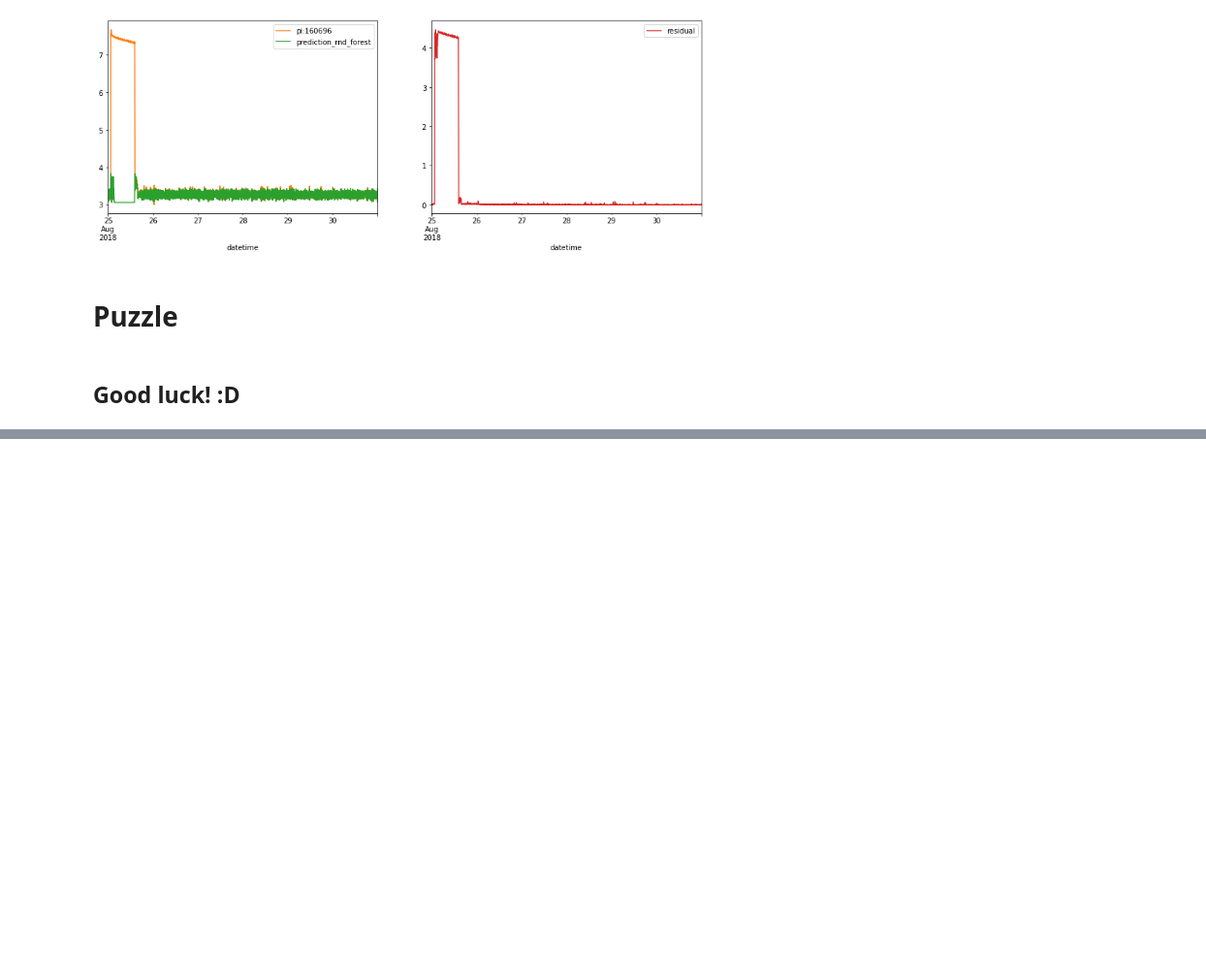
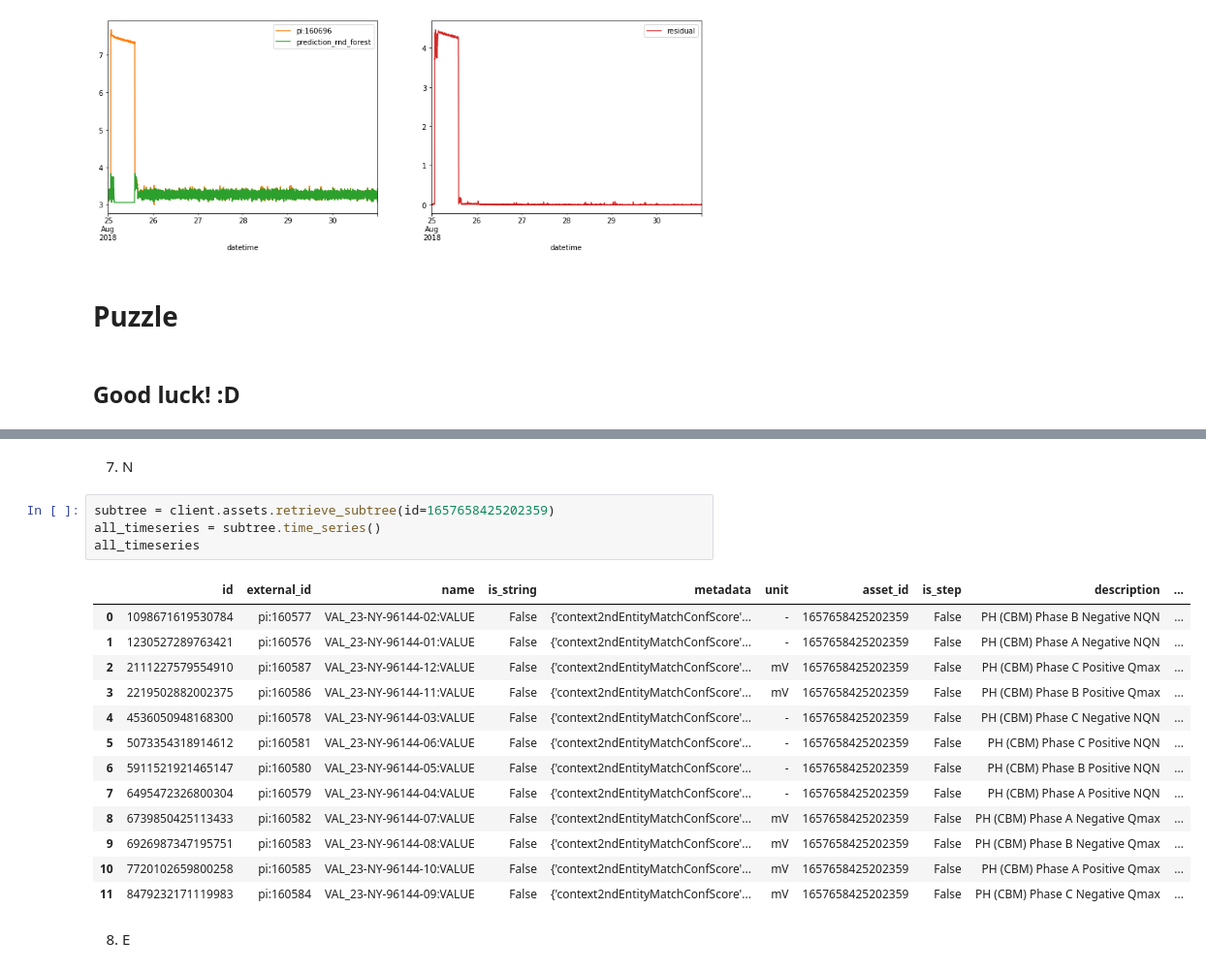
Before and after one commit to StephenJanesRadix/CogniteSDK, a Jupyter notebook: Introduction_to_Cognite_Python_SDK.ipynb, the cells around one changed output, grey strips where cells are left out. Shown: that part at 97% size. Saved outputs shown, nothing was run; the diff lists cells and outputs as text; blank space fills up the shorter version.

```diff
--- a/Introduction_to_Cognite_Python_SDK.ipynb
+++ b/Introduction_to_Cognite_Python_SDK.ipynb
@@ -509,0 +631,22 @@ predict_df_ad.plot(
+# %% [markdown]
+7. N
+# %%
+subtree = client.assets.retrieve_subtree(id=1657658425202359)
+all_timeseries = subtree.time_series()
+all_timeseries
+# %% [output]
+|  | id | external_id | name | is_string | metadata | unit | asset_id | is_step | description | ... |
+| 0 | 1098671619530784 | pi:160577 | VAL_23-NY-96144-02:VALUE | False | {'context2ndEntityMatchConfScore'... | - | 1657658425202359 | False | PH (CBM) Phase B Negative NQN | ... |
+| 1 | 1230527289763421 | pi:160576 | VAL_23-NY-96144-01:VALUE | False | {'context2ndEntityMatchConfScore'... | - | 1657658425202359 | False | PH (CBM) Phase A Negative NQN | ... |
+| 2 | 2111227579554910 | pi:160587 | VAL_23-NY-96144-12:VALUE | False | {'context2ndEntityMatchConfScore'... | mV | 1657658425202359 | False | PH (CBM) Phase C Positive Qmax | ... |
+| 3 | 2219502882002375 | pi:160586 | VAL_23-NY-96144-11:VALUE | False | {'context2ndEntityMatchConfScore'... | mV | 1657658425202359 | False | PH (CBM) Phase B Positive Qmax | ... |
+| 4 | 4536050948168300 | pi:160578 | VAL_23-NY-96144-03:VALUE | False | {'context2ndEntityMatchConfScore'... | - | 1657658425202359 | False | PH (CBM) Phase C Negative NQN | ... |
+| 5 | 5073354318914612 | pi:160581 | VAL_23-NY-96144-06:VALUE | False | {'context2ndEntityMatchConfScore'... | - | 1657658425202359 | False | PH (CBM) Phase C Positive NQN | ... |
+| 6 | 5911521921465147 | pi:160580 | VAL_23-NY-96144-05:VALUE | False | {'context2ndEntityMatchConfScore'... | - | 1657658425202359 | False | PH (CBM) Phase B Positive NQN | ... |
+| 7 | 6495472326800304 | pi:160579 | VAL_23-NY-96144-04:VALUE | False | {'context2ndEntityMatchConfScore'... | - | 1657658425202359 | False | PH (CBM) Phase A Positive NQN | ... |
+| 8 | 6739850425113433 | pi:160582 | VAL_23-NY-96144-07:VALUE | False | {'context2ndEntityMatchConfScore'... | mV | 1657658425202359 | False | PH (CBM) Phase A Negative Qmax | ... |
+| 9 | 6926987347195751 | pi:160583 | VAL_23-NY-96144-08:VALUE | False | {'context2ndEntityMatchConfScore'... | mV | 1657658425202359 | False | PH (CBM) Phase B Negative Qmax | ... |
+| 10 | 7720102659800258 | pi:160585 | VAL_23-NY-96144-10:VALUE | False | {'context2ndEntityMatchConfScore'... | mV | 1657658425202359 | False | PH (CBM) Phase A Positive Qmax | ... |
+| 11 | 8479232171119983 | pi:160584 | VAL_23-NY-96144-09:VALUE | False | {'context2ndEntityMatchConfScore'... | mV | 1657658425202359 | False | PH (CBM) Phase C Negative Qmax | ... |
+# %% [markdown]
+8. E
```
Also changed, not shown: parts of 26 cells of this notebook.
